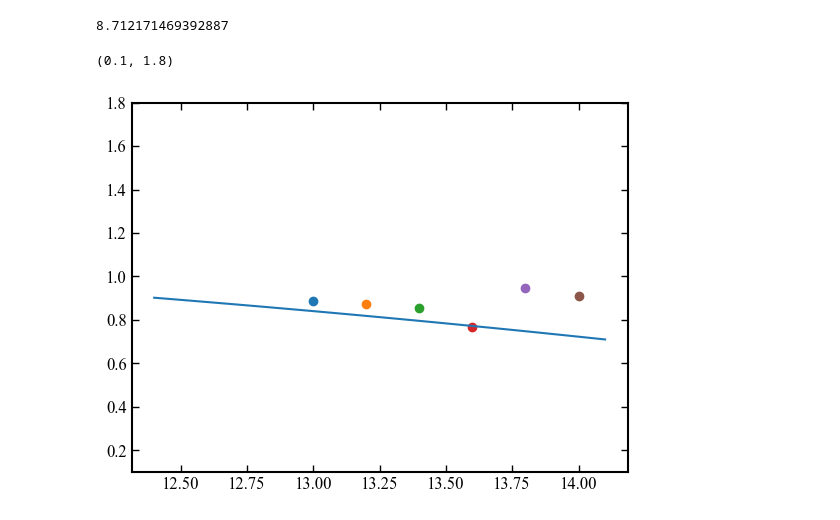
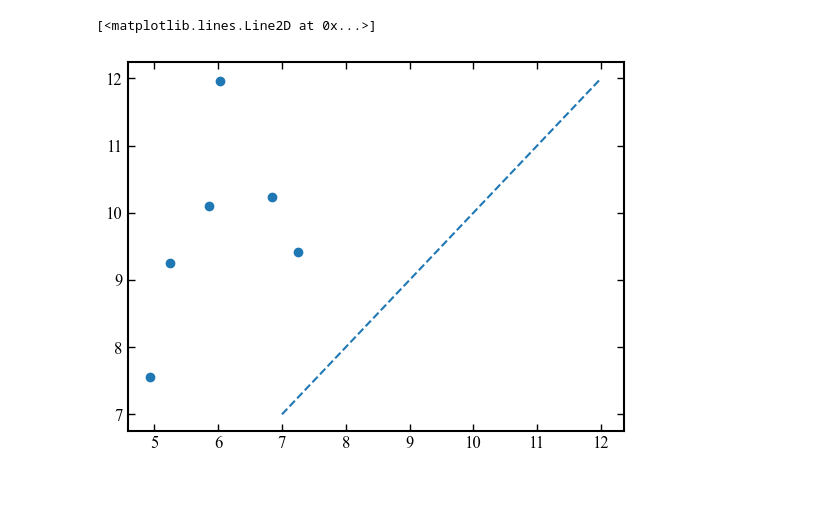
Before and after one commit to jsmonzon/MassSpec, a Jupyter notebook: notebooks/scratch/concentration_models.ipynb, the cells around one changed output. Cells and saved outputs as stored; diff of their text form; code cells hidden in the pictures; blank space fills up the shorter version.

Commit message:
rerunning the MW test with the ludlow model

```diff
--- a/notebooks/scratch/concentration_models.ipynb
+++ b/notebooks/scratch/concentration_models.ipynb
@@ -35,14 +36,14 @@ double_textwidth = 7.0 #inches
 single_textwidth = 3.5 #inches
 levelz = [1-0.99, 1-0.95, 1-0.68]
 # %%
-test140 = jsm_stellarhalo.Tree_Reader(file="../../data/local_trees/evolved_trees/tree_14.0.npz", mass_threshold=1e10, verbose=False)
+test140 = jsm_stellarhalo.Tree_Reader(file="../../data/local_trees/evolved_trees/tree_14.0.npz", mass_threshold=1e9, verbose=False)
 
-test138 = jsm_stellarhalo.Tree_Reader(file="../../data/local_trees/evolved_trees/tree_13.8.npz", mass_threshold=10**(9.8), verbose=False)
+test138 = jsm_stellarhalo.Tree_Reader(file="../../data/local_trees/evolved_trees/tree_13.8.npz", mass_threshold=1e9, verbose=False)
 
-test136 = jsm_stellarhalo.Tree_Reader(file="../../data/local_trees/evolved_trees/tree_13.6.npz", mass_threshold=10**(9.6), verbose=False)
+test136 = jsm_stellarhalo.Tree_Reader(file="../../data/local_trees/evolved_trees/tree_13.6.npz", mass_threshold=1e9, verbose=False)
 
-test134 = jsm_stellarhalo.Tree_Reader(file="../../data/local_trees/evolved_trees/tree_13.4.npz", mass_threshold=10**(9.4), verbose=False)
+test134 = jsm_stellarhalo.Tree_Reader(file="../../data/local_trees/evolved_trees/tree_13.4.npz", mass_threshold=1e9, verbose=False)
 
-test132 = jsm_stellarhalo.Tree_Reader(file="../../data/local_trees/evolved_trees/tree_13.2.npz", mass_threshold=10**(9.2), verbose=False)
+test132 = jsm_stellarhalo.Tree_Reader(file="../../data/local_trees/evolved_trees/tree_13.2.npz", mass_threshold=1e9, verbose=False)
 
 test130 = jsm_stellarhalo.Tree_Reader(file="../../data/local_trees/evolved_trees/tree_13.0.npz", mass_threshold=1e9, verbose=False)
@@ -95,4 +49,0 @@ plt.show()
-# %%
-gh.c2_L16(1e12, z=0)
-# %% [output]
-8.712171469392887
@@ -234,14 +50,7 @@ def concentration_from_tree(z_tree, Mcoll_tree,
-# %%
-plt.plot(halo_smooth, np.log10(gh.c2_L16(10**halo_smooth, z=0)))
-
-plt.scatter(np.log10(test130.mass[0,0]), np.log10(concentration_from_tree(test130.redshift, test130.mass[0])))
-plt.scatter(np.log10(test132.mass[0,0]), np.log10(concentration_from_tree(test132.redshift, test132.mass[0])))
-plt.scatter(np.log10(test134.mass[0,0]), np.log10(concentration_from_tree(test134.redshift, test134.mass[0])))
-plt.scatter(np.log10(test136.mass[0,0]), np.log10(concentration_from_tree(test136.redshift, test136.mass[0])))
-plt.scatter(np.log10(test138.mass[0,0]), np.log10(concentration_from_tree(test138.redshift, test138.mass[0])))
-plt.scatter(np.log10(test140.mass[0,0]), np.log10(concentration_from_tree(test140.redshift, test140.mass[0])))
-
-plt.ylim(0.1, 1.8)
-# %% [output]
-(0.1, 1.8)
-[figure, removed]
+# %%
+plt.scatter([test140.ludlow_c, test138.ludlow_c, test136.ludlow_c, test134.ludlow_c, test132.ludlow_c, test130.ludlow_c],
+             [test140.concentration[0,0], test138.concentration[0,0], test136.concentration[0,0], test134.concentration[0,0], test132.concentration[0,0], test130.concentration[0,0]])
+plt.plot(np.linspace(7, 12), np.linspace(7, 12), ls="--")
+# %% [output]
+[<matplotlib.lines.Line2D at 0x...>]
+[figure, added]
```
Also changed, not shown: parts of 7 cells of this notebook, 3 other files.
